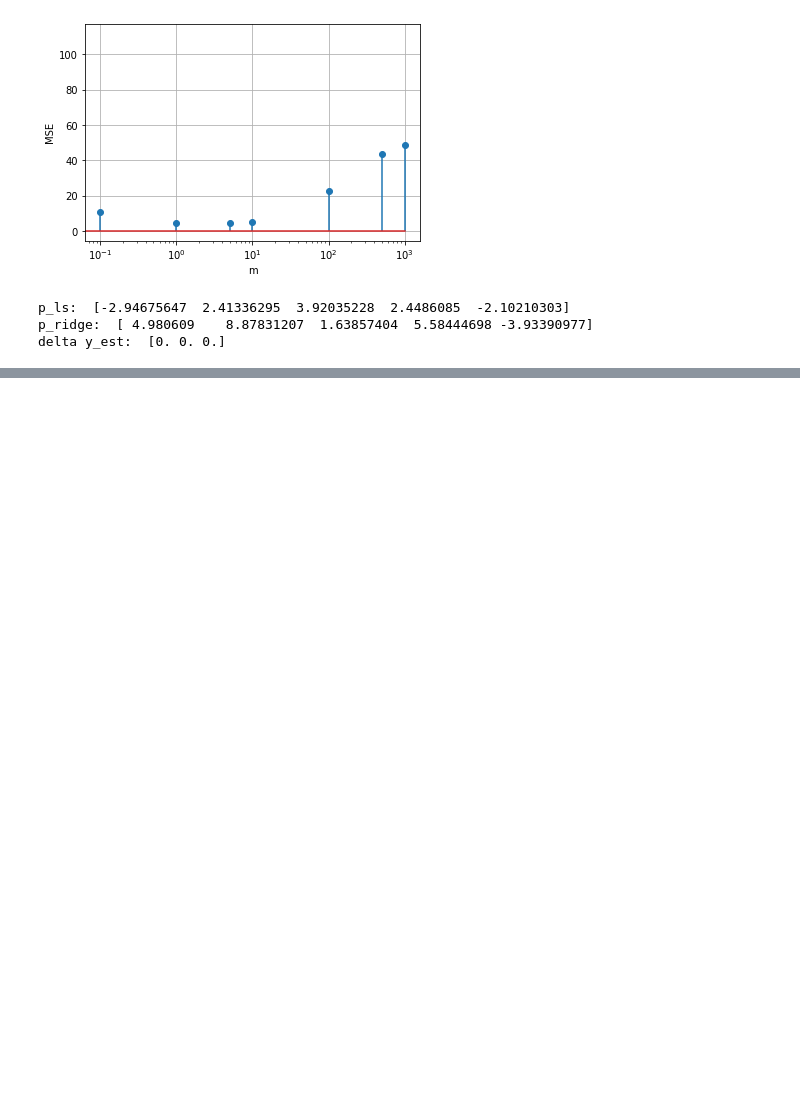
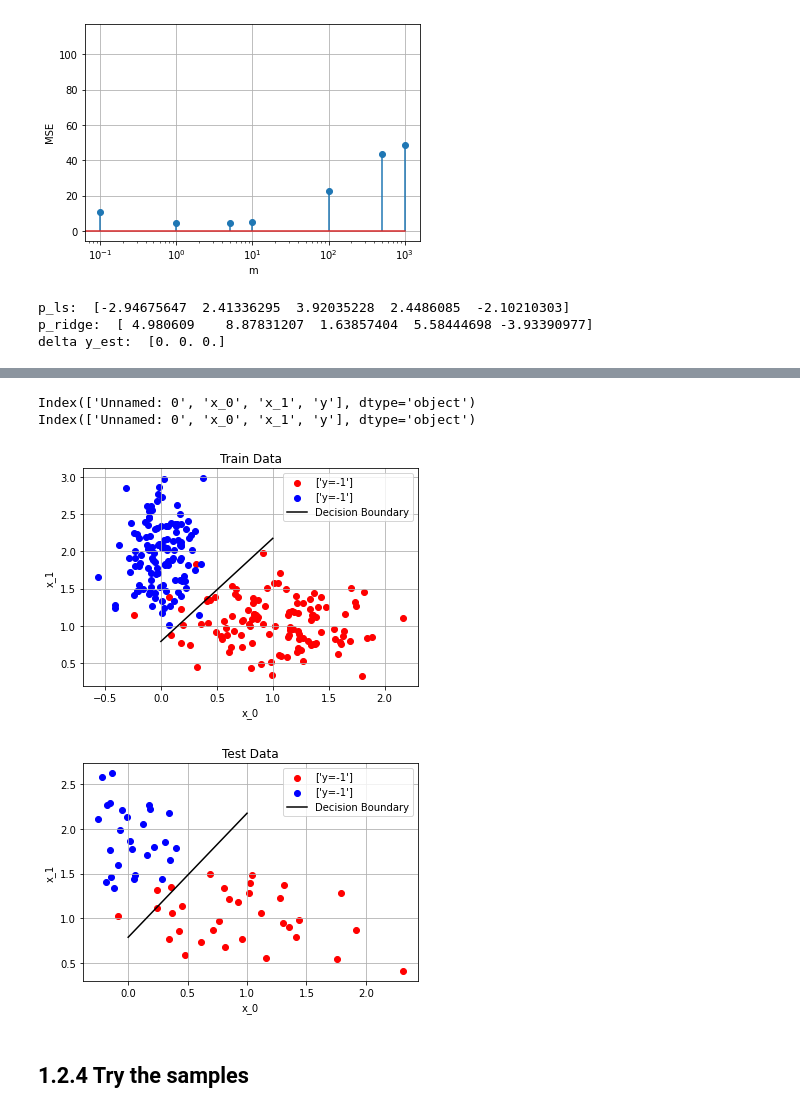
Before and after one commit to Geryyy/ml_algorithm, a Jupyter notebook: 01_uebung/ue1_ebmer.ipynb, the cells around one changed output, grey strips where cells are left out. Saved outputs shown, nothing was run; the diff lists cells and outputs as text; code cells hidden in the pictures; blank space fills up the shorter version.

```diff
--- a/01_uebung/ue1_ebmer.ipynb
+++ b/01_uebung/ue1_ebmer.ipynb
@@ -164,0 +279,43 @@ delta y_est:  [0. 0. 0.]
+# %%
+train_data = pd.read_csv('data_blob_train.csv')
+test_data = pd.read_csv('data_blob_test.csv')
+
+# show columns of train_data
+print(train_data.columns)
+print(test_data.columns)
+
+
+def separate_data(df, y_value):
+    x_0_list = df[df['y'] == y_value]['x_0'].tolist()
+    x_1_list = df[df['y'] == y_value]['x_1'].tolist()
+    return x_0_list, x_1_list
+
+def scatter_plt(df,  title, p):
+    x_0_list_0, x_1_list_0 = separate_data(df, -1)
+    x_0_list_1, x_1_list_1 = separate_data(df, 1)
+
+    # plot the decision boundary
+    x_0 = np.linspace(0, 1, 100)
+    x_1 = -(p[2] + p[0]*x_0) / p[1]
+
+
+    plt.scatter(x_0_list_0, x_1_list_0, c='red', label=['y=-1'])
+    plt.scatter(x_0_list_1, x_1_list_1, c='blue', label=['y=-1'])
+    plt.plot(x_0, x_1, c='black', label='Decision Boundary')
+    plt.xlabel('x_0')
+    plt.ylabel('x_1')
+    plt.grid()
+    plt.legend()
+    plt.title(title)
+    plt.show()
+
+
+scatter_plt(train_data, 'Train Data', p)
+scatter_plt(test_data, 'Test Data', p)
+# %% [output]
+Index(['Unnamed: 0', 'x_0', 'x_1', 'y'], dtype='object')
+Index(['Unnamed: 0', 'x_0', 'x_1', 'y'], dtype='object')
+[figure, added]
+[figure, added]
+# %% [markdown]
+## 1.2.4 Try the samples
```
Also changed, not shown: parts of 13 cells of this notebook, 2 other files.
